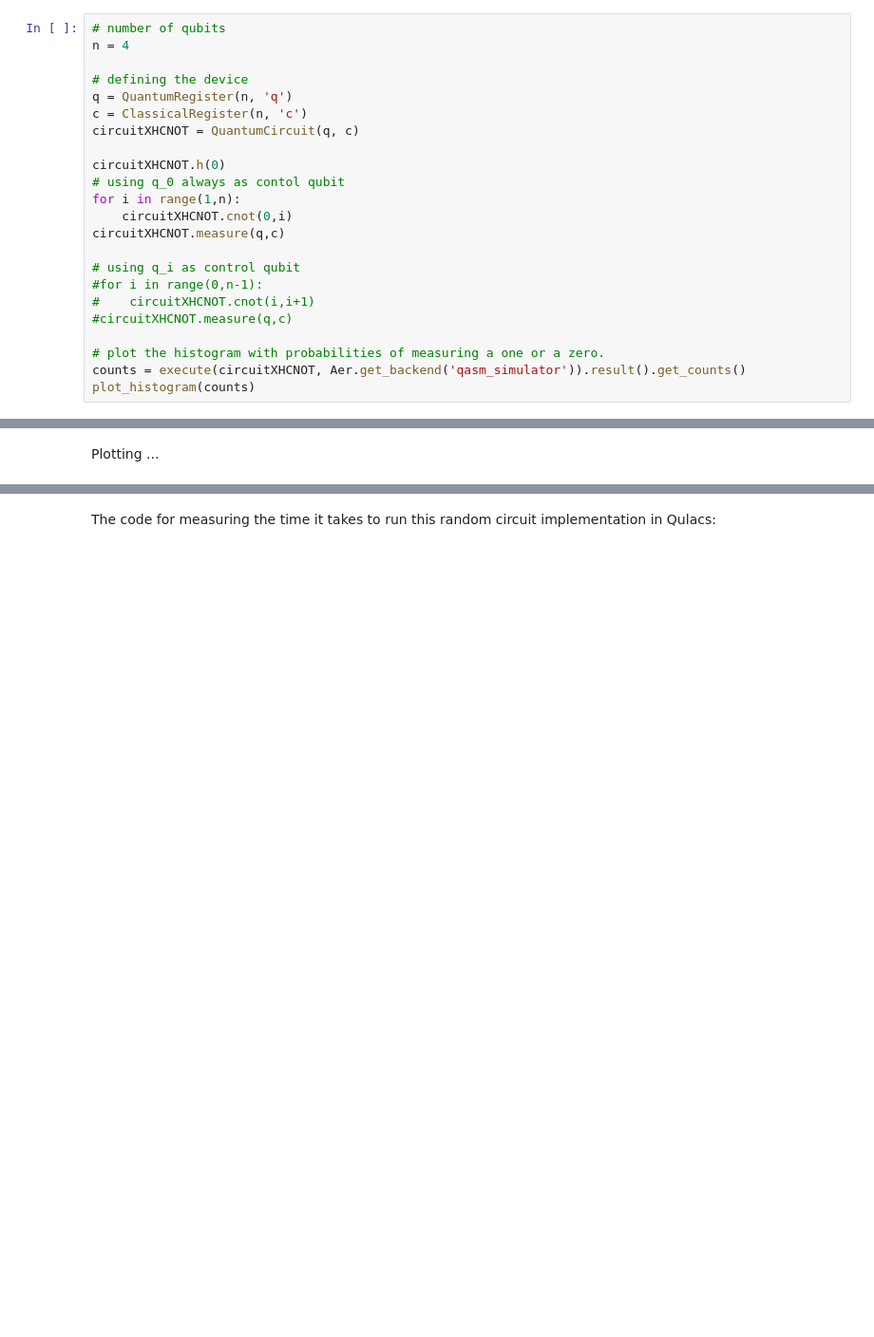
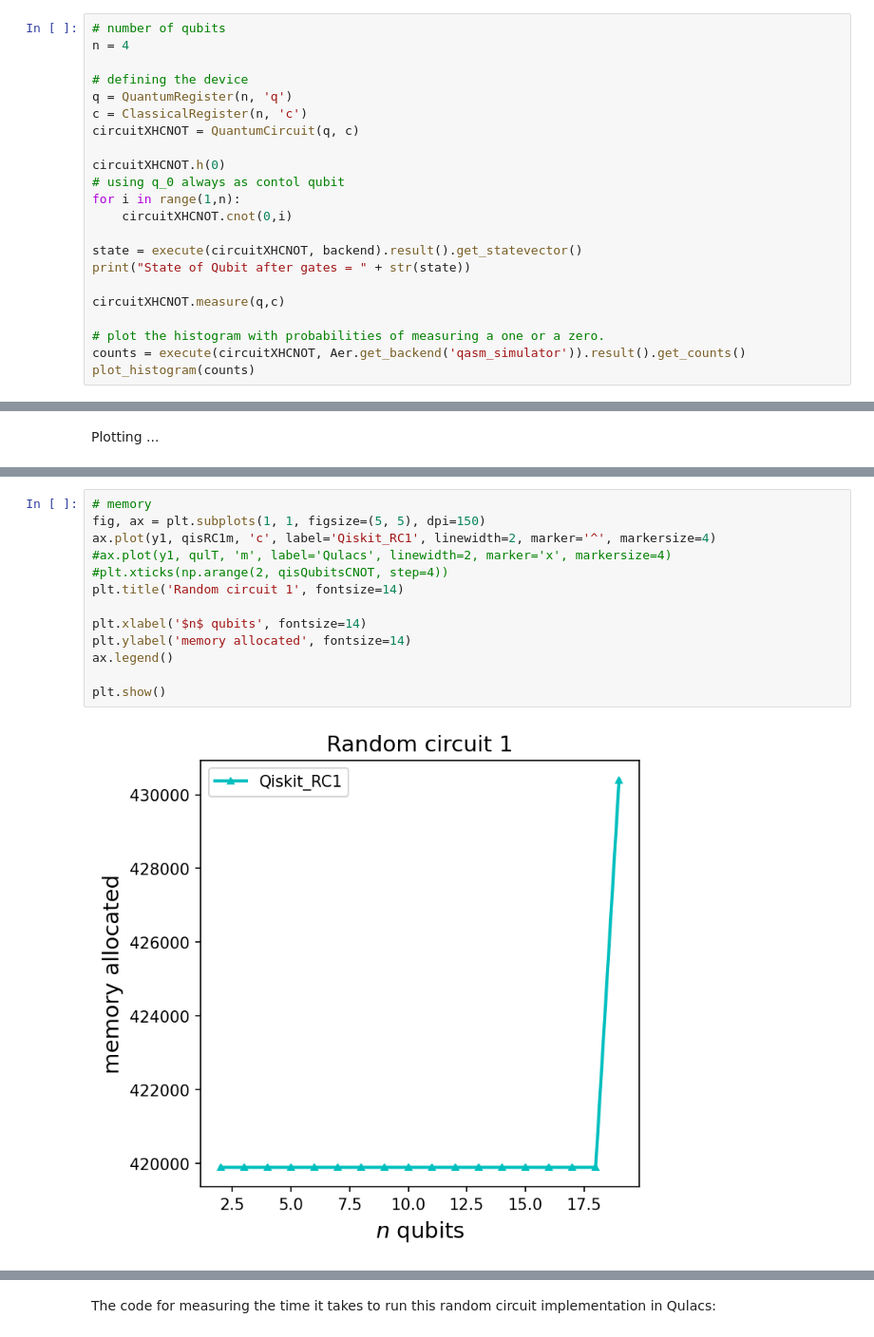
Before and after one commit to sara-nl/QuantumComputing, a Jupyter notebook: notebooks/Basics_and_Benchmarking.ipynb, the cells around one changed output, grey strips where cells are left out. Shown at 95% size. Cells and saved outputs as stored; diff of their text form; blank space fills up the shorter version.

```diff
--- a/notebooks/Basics_and_Benchmarking.ipynb
+++ b/notebooks/Basics_and_Benchmarking.ipynb
@@ -406,12 +416,11 @@ circuitXHCNOT.h(0)
 # using q_0 always as contol qubit
 for i in range(1,n):
     circuitXHCNOT.cnot(0,i)
+
+state = execute(circuitXHCNOT, backend).result().get_statevector()
+print("State of Qubit after gates = " + str(state))
+
 circuitXHCNOT.measure(q,c)
-
-# using q_i as control qubit
-#for i in range(0,n-1):
-#    circuitXHCNOT.cnot(i,i+1)
-#circuitXHCNOT.measure(q,c)
 
 # plot the histogram with probabilities of measuring a one or a zero.
 counts = execute(circuitXHCNOT, Aer.get_backend('qasm_simulator')).result().get_counts()
@@ -1017,0 +1408,15 @@ TODO: Fix gate ratios...Is the ratio of single vs controlled fixed? Is the numbe
+# %%
+# memory
+fig, ax = plt.subplots(1, 1, figsize=(5, 5), dpi=150)
+ax.plot(y1, qisRC1m, 'c', label='Qiskit_RC1', linewidth=2, marker='^', markersize=4)
+#ax.plot(y1, qulT, 'm', label='Qulacs', linewidth=2, marker='x', markersize=4)
+#plt.xticks(np.arange(2, qisQubitsCNOT, step=4))
+plt.title('Random circuit 1', fontsize=14)
+
+plt.xlabel('$n$ qubits', fontsize=14)
+plt.ylabel('memory allocated', fontsize=14)
+ax.legend()
+
+plt.show()
+# %% [output]
+[figure, added]
```
Also changed, not shown: parts of 79 cells of this notebook.
